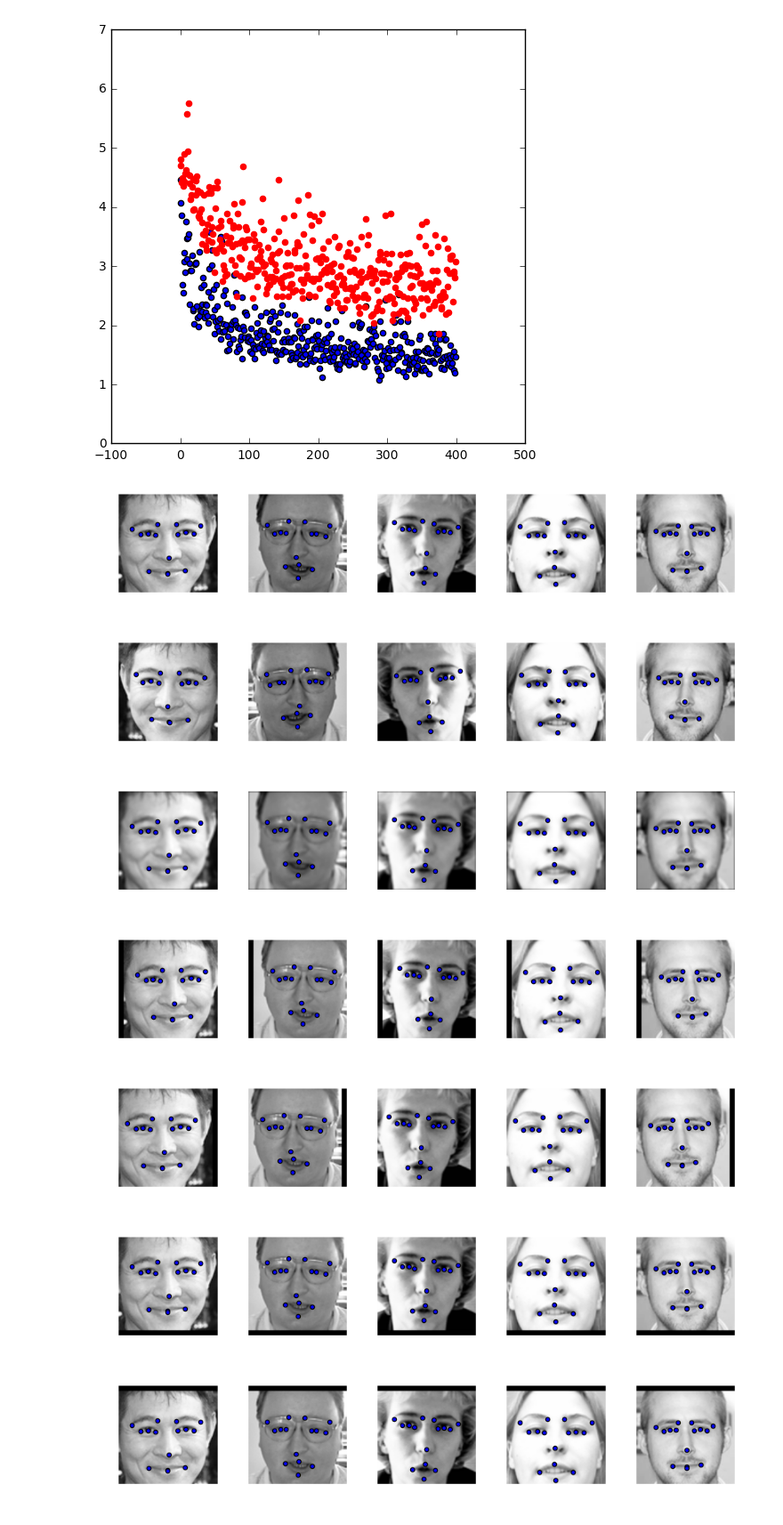
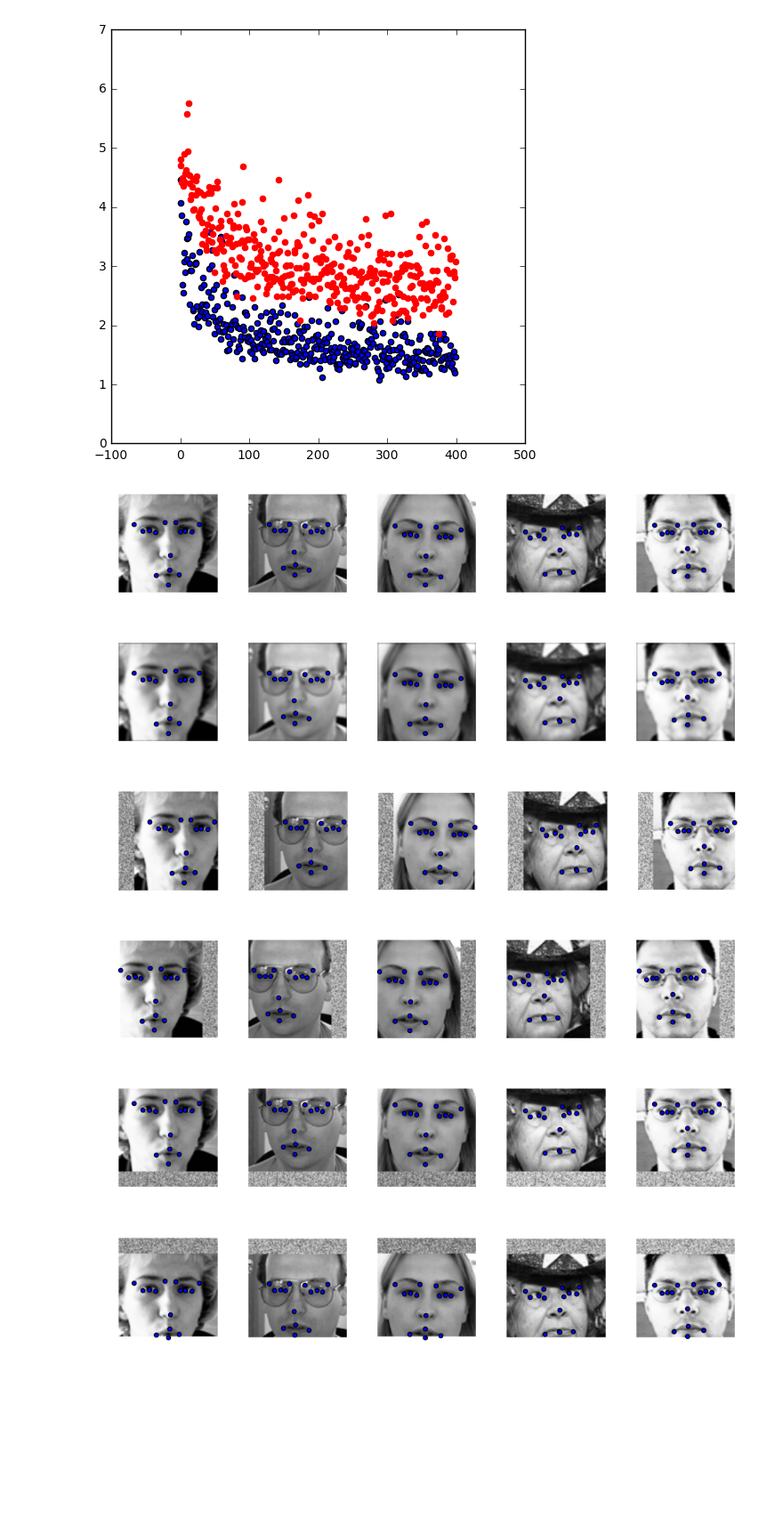
Before and after one commit to vyas85/facial-keypoints-detection, a Jupyter notebook: Facial Keypoints Detection.ipynb, the cells around one changed output. Shown at 89% size. Cells and saved outputs as stored; diff of their text form; code cells hidden in the pictures; blank space fills up the shorter version.

```diff
--- a/Facial Keypoints Detection.ipynb
+++ b/Facial Keypoints Detection.ipynb
@@ -630,13 +631,13 @@ plt.scatter(epoch,dev_error,color="red")
 <matplotlib.collections.PathCollection at 0x...>
 [figure]
 # %%
-#flips images horizontally
+'''#flips images horizontally
 def flip_images(inputdata):
     data=inputdata.copy()
     data["Image"] = data["Image"].apply(lambda x: np.fliplr(x.reshape((96,96))).flatten())
     for col in data.columns.get_level_values(0)[0:30:2]:
         data[col]=data[col].apply(lambda x: np.max(0,96-x))
-    return data
+    return data'''
 
 def blur_images(inputdata):
     data=inputdata.copy()
@@ -650,24 +651,43 @@ def move_images(inputdata,pixels,orientation):
     (dimx,dimy) = (96,96)
     if orientation == 'right':
         padding = np.zeros((dimx,pixels))
+        for i in range(padding.shape[0]):
+            for j in range(padding.shape[1]):
+                random = np.random.normal(0.5,0.1)
+                padding[i][j]= min(max(random,0),1)
+
         data["Image"] = data["Image"].apply(lambda x: np.hstack((padding,x.reshape(96,96)))[:,0:96])
 
         for col in data.columns.get_level_values(0)[0:30:2]:
             data[col]=data[col].apply(lambda x: min(96,x+pixels))
     elif orientation == 'left':
         padding = np.zeros((dimx,pixels))
+        for i in range(padding.shape[0]):
+            for j in range(padding.shape[1]):
+                random = np.random.normal(0.5,0.1)
+                padding[i][j]= min(max(random,0),1)
         data["Image"] = data["Image"].apply(lambda x: np.hstack((x.reshape(96,96),padding))[:,pixels:96+pixels])
 
         for col in data.columns.get_level_values(0)[0:30:2]:
             data[col]=data[col].apply(lambda x: max(0,x-pixels))
     elif orientation == 'up':
         padding = np.zeros((pixels,dimy))
+        for i in range(padding.shape[0]):
+            for j in range(padding.shape[1]):
+                random = np.random.normal(0.5,0.1)
+                padding[i][j]= min(max(random,0),1)
+
         data["Image"] = data["Image"].apply(lambda x: np.vstack((x.reshape(96,96),padding))[pixels:96+pixels,:])
 
         for col in data.columns.get_level_values(0)[1:30:2]:
             data[col]=data[col].apply(lambda x: max(0,x-pixels))
     elif orientation == 'down':
         padding = np.zeros((pixels,dimy))
+        for i in range(padding.shape[0]):
+            for j in range(padding.shape[1]):
+                random = np.random.normal(0.5,0.1)
+                padding[i][j]= min(max(random,0),1)
+
         data["Image"] = data["Image"].apply(lambda x: np.vstack((padding,x.reshape(96,96)))[0:96,:])
 
         for col in data.columns.get_level_values(0)[1:30:2]:
@@ -678,21 +698,20 @@ def move_images(inputdata,pixels,orientation):
     return data
 # %%
 plot_images(5,train)
-plot_images(5,flip_images(train))
+#plot_images(5,flip_images(train))
 plot_images(5,blur_images(train))
 
-plot_images(5,move_images(train,5,"right"))
-plot_images(5,move_images(train,5,"left"))
-plot_images(5,move_images(train,5,"up"))
-plot_images(5,move_images(train,5,"down"))
+plot_images(5,move_images(train,15,"right"))
+plot_images(5,move_images(train,15,"left"))
+plot_images(5,move_images(train,15,"up"))
+plot_images(5,move_images(train,15,"down"))
 # %% [output]
-[figure, old version]
+[figure, new version]
-[figure, old version]
+[figure, new version]
-[figure, old version]
+[figure, new version]
-[figure, old version]
+[figure, new version]
-[figure, old version]
+[figure, new version]
-[figure, old version]
+[figure, new version]
-[figure, removed]
 # %%
 #Loading the test and raw training datasets
 raw = pd.read_csv('/home/ubuntu/FacialKeypoints/data/training.csv')
```
Also changed, not shown: parts of 8 cells of this notebook, 1 other file.
